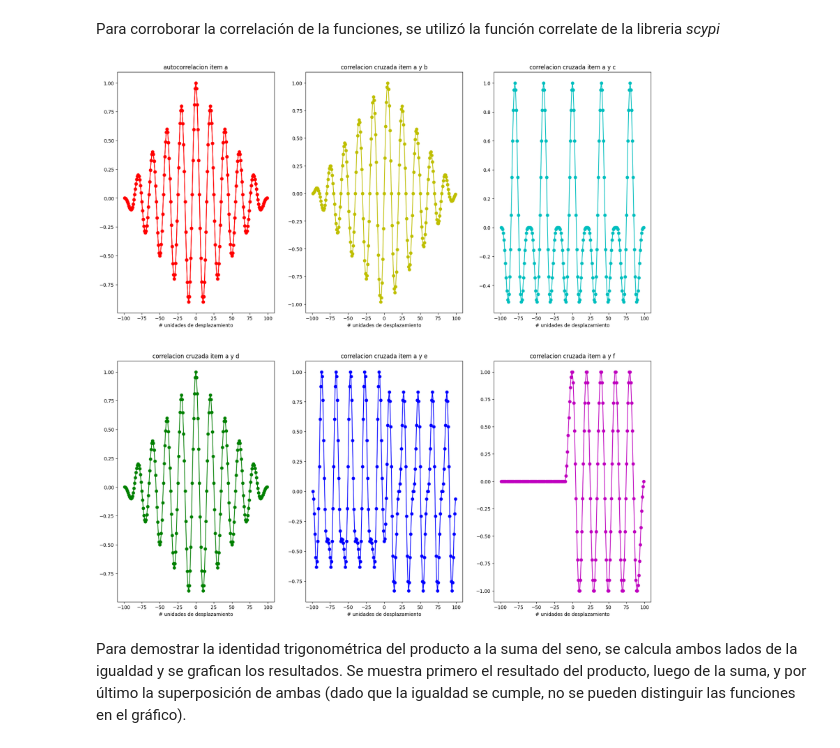
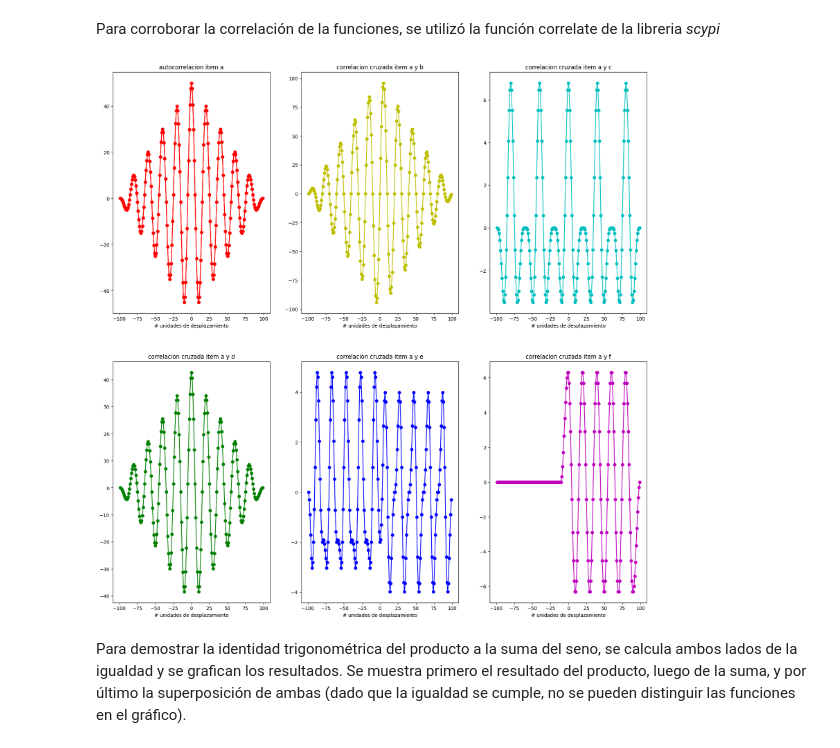
Before and after one commit to LolaPampin07/APS, a Jupyter notebook: TP1 sintesis de senales/_TS1-Síntesis de señales.ipynb, the cells around one changed output. Cells and saved outputs as stored; diff of their text form; code cells hidden in the pictures.

```diff
--- a/TP1 sintesis de senales/_TS1-Síntesis de señales.ipynb
+++ b/TP1 sintesis de senales/_TS1-Síntesis de señales.ipynb
@@ -344,42 +344,42 @@ plt.figure(figsize=(20,20))
 plt.subplot(2,3,1)
 plt.title('autocorrelacion item a')
 plt.xlabel('# unidades de desplazamiento (lags)')
-plt.plot(eje, raa/max(raa),'o-', color='r') #divido por el maximo para ver la correlacion normalizada
+plt.plot(eje, raa,'o-', color='r') #divido por el maximo para ver la correlacion normalizada
 
 
 plt.subplot(2,3,1)
 plt.title('autocorrelacion item a')
 plt.xlabel('# unidades de desplazamiento')
-plt.plot(eje,raa/max(raa),'o-', color='r')
+plt.plot(eje,raa,'o-', color='r')
 
 plt.subplot(2,3,2)
 plt.title('correlacion cruzada item a y b')
 plt.xlabel('# unidades de desplazamiento')
-plt.plot(eje,rab/max(rab),'o-', color = 'y')
+plt.plot(eje,rab,'o-', color = 'y')
 
 plt.subplot(2,3,3)
 plt.title('correlacion cruzada item a y c')
 plt.xlabel('# unidades de desplazamiento')
-plt.plot(eje, rac/max(rac),'o-', color='c')
+plt.plot(eje, rac,'o-', color='c')
 
 plt.subplot(2,3,4)
 plt.title('correlacion cruzada item a y d')
 plt.xlabel('# unidades de desplazamiento')
-plt.plot(eje, rad/max(rad),'o-', color='g')
+plt.plot(eje, rad,'o-', color='g')
 
 plt.subplot(2,3,5)
 plt.title('correlacion cruzada item a y e')
 plt.xlabel('# unidades de desplazamiento')
-plt.plot(eje, rae/max(rae),'o-',color ='b')
+plt.plot(eje, rae,'o-',color ='b')
 
 plt.subplot(2,3,6)
 plt.title('correlacion cruzada item a y f')
 plt.xlabel('# unidades de desplazamiento')
-plt.plot(eje, raf/max(raf),'o-', color='m')
+plt.plot(eje, raf,'o-', color='m')
 
 plt.show()
 # %% [output]
-[figure, old version]
+[figure, new version]
 # %% [markdown]
 Para demostrar la identidad trigonométrica del producto a la suma del seno, se calcula ambos lados de la igualdad y se grafican los resultados. Se muestra primero el resultado del producto, luego de la suma, y por último la superposición de ambas (dado que la igualdad se cumple, no se pueden distinguir las funciones en el gráfico).
 # %%
```
Also changed, not shown: parts of 2 cells of this notebook, 2 other files.
